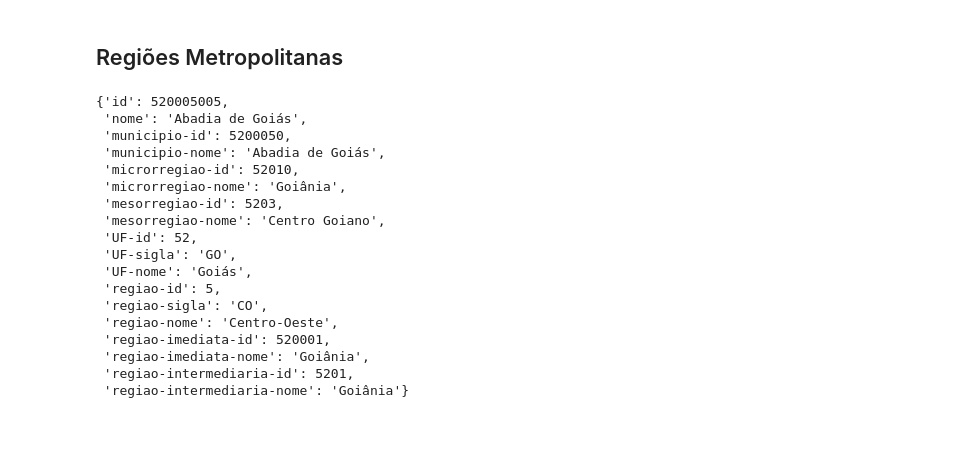
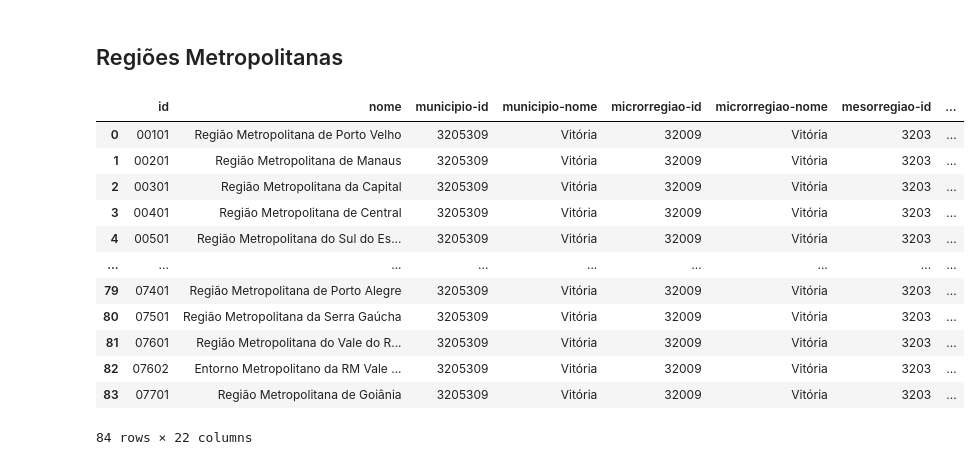
Before and after one commit to GDevigili/TCC-IBGE, a Jupyter notebook: src/datasets/localidades.ipynb, the cells around one changed output. Saved outputs shown, nothing was run; the diff lists cells and outputs as text; code cells hidden in the pictures; blank space fills up the shorter version.

```diff
--- a/src/datasets/localidades.ipynb
+++ b/src/datasets/localidades.ipynb
@@ -254,24 +300,20 @@ url = 'https://servicodados.ibge.gov.br/api/v1/localidades/subdistritos'
 ## Regiões Metropolitanas
 # %%
 url = 'https://servicodados.ibge.gov.br/api/v1/localidades/regioes-metropolitanas/'
-# %%
-unpack_json(info[0])
-# %% [output]
-{'id': 520005005,
- 'nome': 'Abadia de Goiás',
- 'municipio-id': 5200050,
- 'municipio-nome': 'Abadia de Goiás',
- 'microrregiao-id': 52010,
- 'microrregiao-nome': 'Goiânia',
- 'mesorregiao-id': 5203,
- 'mesorregiao-nome': 'Centro Goiano',
- 'UF-id': 52,
- 'UF-sigla': 'GO',
- 'UF-nome': 'Goiás',
- 'regiao-id': 5,
- 'regiao-sigla': 'CO',
- 'regiao-nome': 'Centro-Oeste',
- 'regiao-imediata-id': 520001,
- 'regiao-imediata-nome': 'Goiânia',
- 'regiao-intermediaria-id': 5201,
- 'regiao-intermediaria-nome': 'Goiânia'}
+# %%
+df_reg_metropolitanas = make_df(get_request_json(url))
+df_reg_metropolitanas
+# %% [output]
+|  | id | nome | municipio-id | municipio-nome | microrregiao-id | microrregiao-nome | mesorregiao-id | ... |
+| 0 | 00101 | Região Metropolitana de Porto Velho | 3205309 | Vitória | 32009 | Vitória | 3203 | ... |
+| 1 | 00201 | Região Metropolitana de Manaus | 3205309 | Vitória | 32009 | Vitória | 3203 | ... |
+| 2 | 00301 | Região Metropolitana da Capital | 3205309 | Vitória | 32009 | Vitória | 3203 | ... |
+| 3 | 00401 | Região Metropolitana de Central | 3205309 | Vitória | 32009 | Vitória | 3203 | ... |
+| 4 | 00501 | Região Metropolitana do Sul do Es... | 3205309 | Vitória | 32009 | Vitória | 3203 | ... |
+| ... | ... | ... | ... | ... | ... | ... | ... | ... |
+| 79 | 07401 | Região Metropolitana de Porto Alegre | 3205309 | Vitória | 32009 | Vitória | 3203 | ... |
+| 80 | 07501 | Região Metropolitana da Serra Gaúcha | 3205309 | Vitória | 32009 | Vitória | 3203 | ... |
+| 81 | 07601 | Região Metropolitana do Vale do R... | 3205309 | Vitória | 32009 | Vitória | 3203 | ... |
+| 82 | 07602 | Entorno Metropolitano da RM Vale ... | 3205309 | Vitória | 32009 | Vitória | 3203 | ... |
+| 83 | 07701 | Região Metropolitana de Goiânia | 3205309 | Vitória | 32009 | Vitória | 3203 | ... |
+84 rows × 22 columns
```
Also changed, not shown: parts of 3 cells of this notebook, 1 other file.
